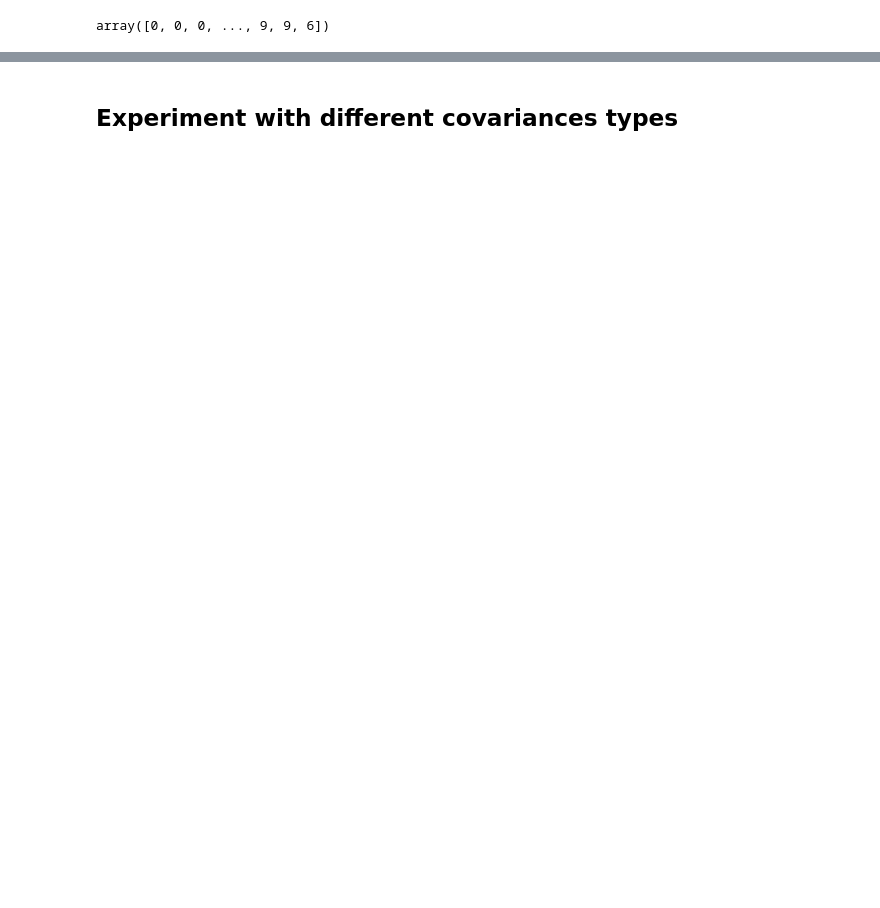
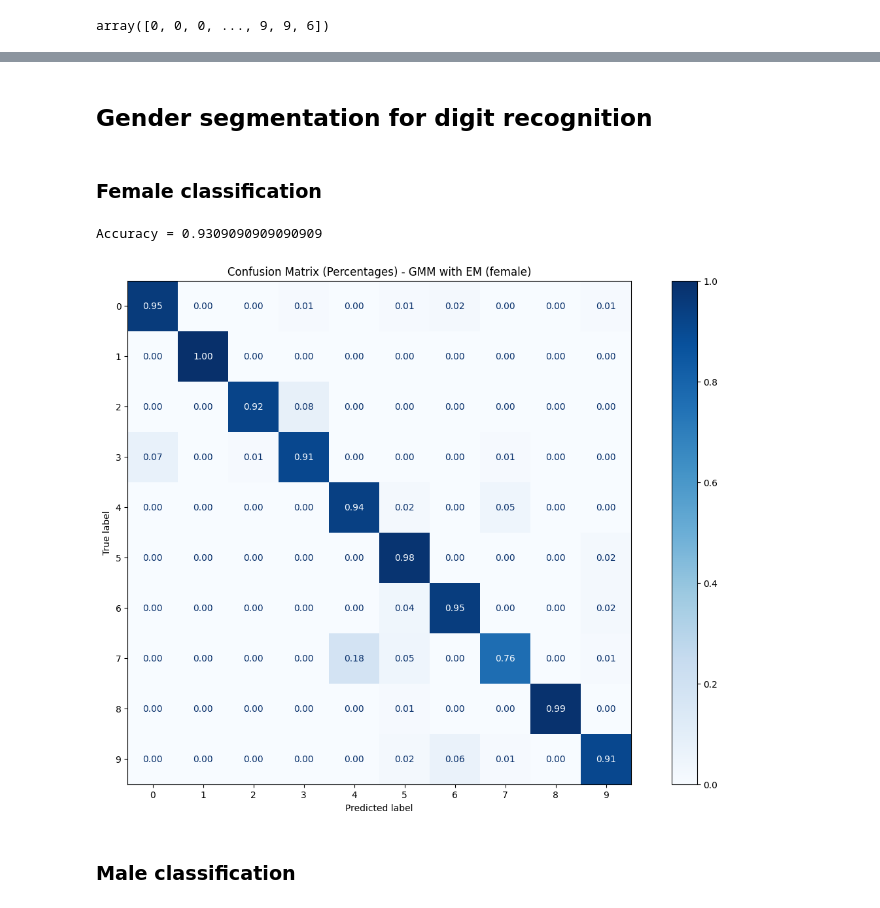
Before and after one commit to Wanghley/speech-digit-recognition, a Jupyter notebook: src/digit_acoustic_prediction.ipynb, the cells around one changed output, grey strips where cells are left out. Saved outputs shown, nothing was run; the diff lists cells and outputs as text; code cells hidden in the pictures; blank space fills up the shorter version.

```diff
--- a/src/digit_acoustic_prediction.ipynb
+++ b/src/digit_acoustic_prediction.ipynb
@@ -385,2 +333,28 @@ Training GMM - em method | spherical covariance type | 7 components | 6600 sampl
-# %% [markdown]
-## Experiment with different covariances types
+# %% [markdown]
+## Gender segmentation for digit recognition
+# %%
+# separate by gender
+df_train_m = df_train.loc[df_train['gender'] == 'm']
+df_test_m = df_test.loc[df_test['gender'] == 'm']
+df_train_f = df_train.loc[df_train['gender'] == 'f']
+df_test_f = df_test.loc[df_test['gender'] == 'f']
+# %% [markdown]
+### Female classification
+# %%
+dc = DigitClassification(7, method='em', covariance_type='diag')
+dc.fit(df_train_f['coefficients'].apply(lambda x: np.array(eval(x))), df_train_f['digit'].values)
+# %%
+accf, cmf = dc.evaluate(df_test_f['coefficients'].apply(lambda x: np.array(eval(x))), df_test_f['digit'].values)
+print(f"Accuracy = {accf}")
+cm_normalized = cmf.astype('float') / cmf.sum(axis=1)[:, np.newaxis]  # Normalize by row (percentages)
+fig, ax = plt.subplots(figsize=(16, 10))
+disp = ConfusionMatrixDisplay(confusion_matrix=cm_normalized, display_labels=[str(i) for i in range(10)])
+disp.plot(values_format=".2f", ax=ax, cmap='Blues')
+plt.title('Confusion Matrix (Percentages) - GMM with EM (female)')
+plt.savefig('../assets/gmm_em_confusion_female.png')
+plt.show()
+# %% [output]
+Accuracy = 0.9309090909090909
+[figure, added]
+# %% [markdown]
+### Male classification
```
Also changed, not shown: parts of 14 cells of this notebook.
